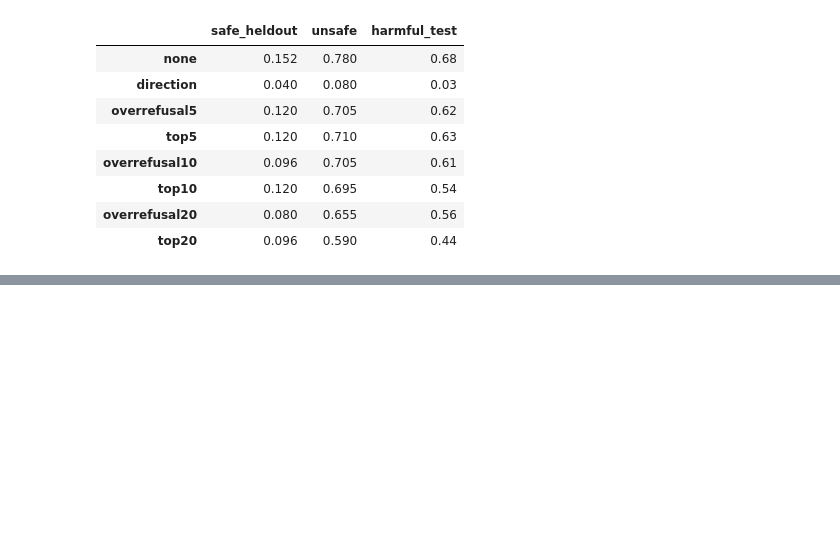
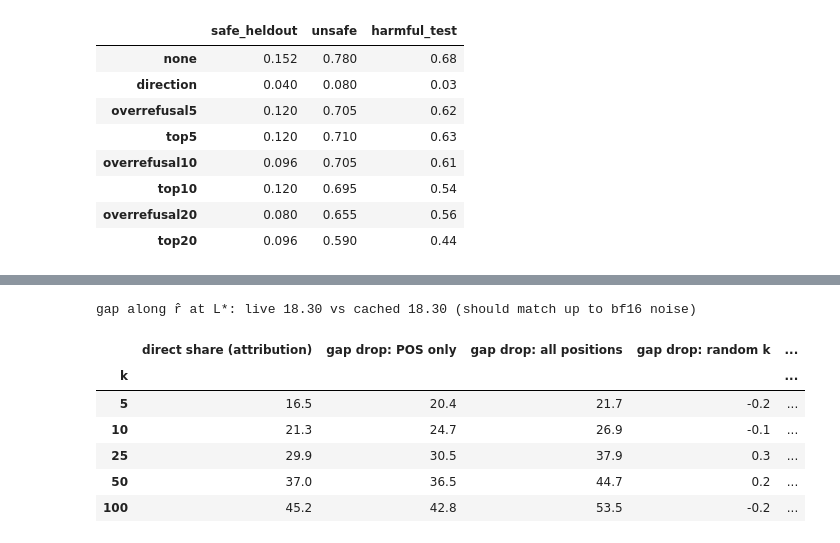
Before and after one commit to vrishabav/interp-exploration, a Jupyter notebook: refusal_neurons.ipynb, the cells around one changed output, grey strips where cells are left out. Saved outputs shown, nothing was run; the diff lists cells and outputs as text; code cells hidden in the pictures; blank space fills up the shorter version.

```diff
--- a/refusal_neurons.ipynb
+++ b/refusal_neurons.ipynb
@@ -1281,0 +1299,68 @@ flip[flip.base_refused != flip.ablated_refused]
+# %%
+def resid_along_r(instructions, fwd_pre=(), fwd=()):
+    # mean resid_pre[l] · r̂ at POS for every layer l (index N_LAYERS = final residual), shape [N_LAYERS+1]
+    st = {}
+    cap = [(layers[l], capture_pre(st, l, N_EOI)) for l in range(N_LAYERS)] + [(model.model.norm, capture_pre(st, N_LAYERS, N_EOI))]
+    tot = torch.zeros(N_LAYERS + 1)
+    for i in range(0, len(instructions), ACT_BATCH):
+        with hooks(list(fwd_pre) + cap, fwd):
+            model_forward(tokenize(instructions[i : i + ACT_BATCH]))
+        tot += torch.stack([st[l][:, POS] @ r_hat for l in range(N_LAYERS + 1)], 1).sum(0)
+    return tot / len(instructions)
+
+def mean_ablation_hooks_at(neurons, t):
+    # like mean_ablation_hooks, but only overwrites sequence position t (negative index; forward passes only, not generate)
+    by = {}
+    for l, i in neurons:
+        by.setdefault(l, []).append(i)
+    def make(idx, vals):
+        idx = torch.tensor(idx, device=DEVICE)
+        vals = torch.tensor(vals, device=DEVICE)
+        def fn(module, args, kwargs):
+            h = get_x(args, kwargs).clone()
+            h[:, t, idx] = vals.to(h.dtype)
+            return set_x(args, kwargs, h)
+        return fn
+    return [(layers[l].mlp.down_proj, make(ix, [abl_mean[l, i].item() for i in ix])) for l, ix in by.items()], []
+
+proj_path = RES_DIR / f"projection_under_ablation_{TAG}.json"
+proj_res = load_json(proj_path, {})
+
+conds = {"none": ([], [])}
+for k in KS:
+    conds[f"top{k}"] = mean_ablation_hooks(TOP[:k])
+    conds[f"top{k}_posonly"] = mean_ablation_hooks_at(TOP[:k], POS - N_EOI)
+    conds[f"rand{k}_s0"] = mean_ablation_hooks(random_like(TOP[:k], 0))
+
+for name, (pre, fwd) in tqdm(conds.items(), desc="projection"):
+    if name in proj_res:
+        continue
+    g = {s: resid_along_r(prompts[s], pre, fwd) for s in ["harmful_train", "harmless_train"]}
+    proj_res[name] = (g["harmful_train"] - g["harmless_train"]).tolist()
+    save_json(proj_res, proj_path)
+
+gap0 = proj_res["none"][LSTAR]
+print(f"gap along r̂ at L*: live {gap0:.2f} vs cached {total_gap:.2f} (should match up to bf16 noise)")
+
+rate = lambda c: causal[c]["refusal_harmful_test"]
+logit = lambda c: causal[c]["score_harmful_val"]
+proj_df = pd.DataFrame([{
+    "k": k,
+    "direct share (attribution)": flat[order[:k]].sum().item() / total_gap,
+    "gap drop: POS only": 1 - proj_res[f"top{k}_posonly"][LSTAR] / gap0,
+    "gap drop: all positions": 1 - proj_res[f"top{k}"][LSTAR] / gap0,
+    "gap drop: random k": 1 - proj_res[f"rand{k}_s0"][LSTAR] / gap0,
+    "logit effect (vs direction)": (logit("none") - logit(f"top{k}")) / (logit("none") - logit("direction")),
+    "refusal-rate effect (vs direction)": (rate("none") - rate(f"top{k}")) / (rate("none") - rate("direction")),
+} for k in KS]).set_index("k")
+proj_df.to_csv(RES_DIR / f"projection_under_ablation_{TAG}.csv")
+(proj_df * 100).round(1)   # percent
+# %% [output]
+gap along r̂ at L*: live 18.30 vs cached 18.30 (should match up to bf16 noise)
+|  | direct share (attribution) | gap drop: POS only | gap drop: all positions | gap drop: random k | ... |
+| k |  |  |  |  | ... |
+| 5 | 16.5 | 20.4 | 21.7 | -0.2 | ... |
+| 10 | 21.3 | 24.7 | 26.9 | -0.1 | ... |
+| 25 | 29.9 | 30.5 | 37.9 | 0.3 | ... |
+| 50 | 37.0 | 36.5 | 44.7 | 0.2 | ... |
+| 100 | 45.2 | 42.8 | 53.5 | -0.2 | ... |
```
Also changed, not shown: parts of 7 cells of this notebook, 3 other files.
